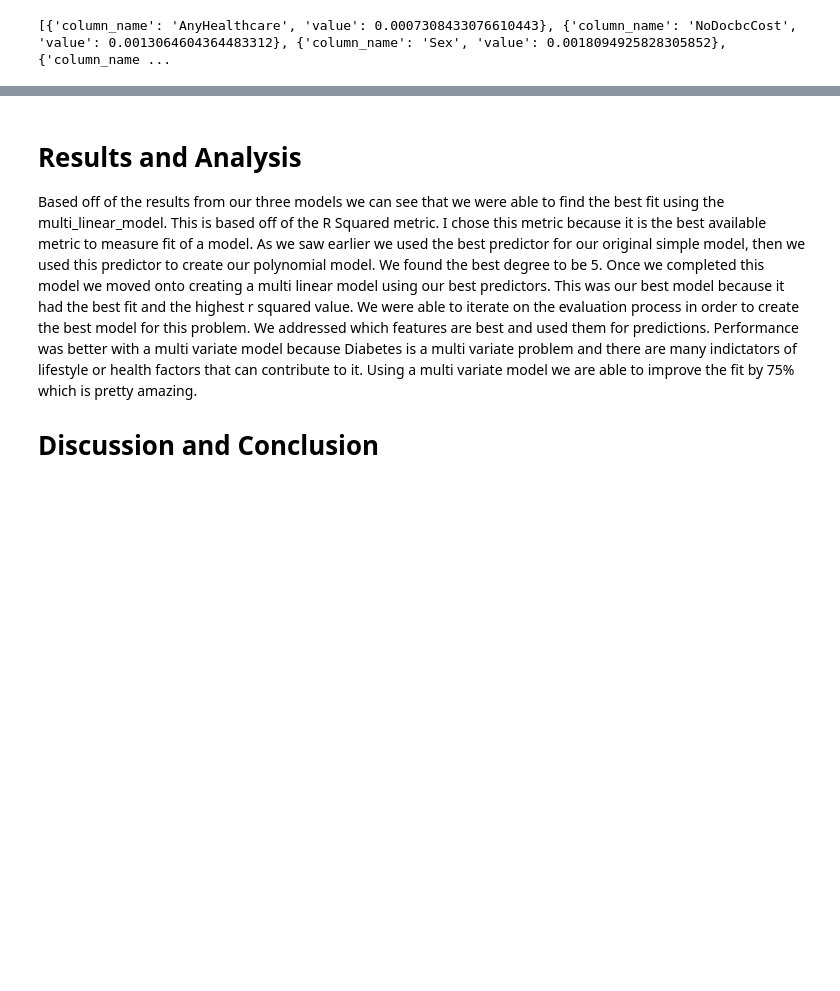
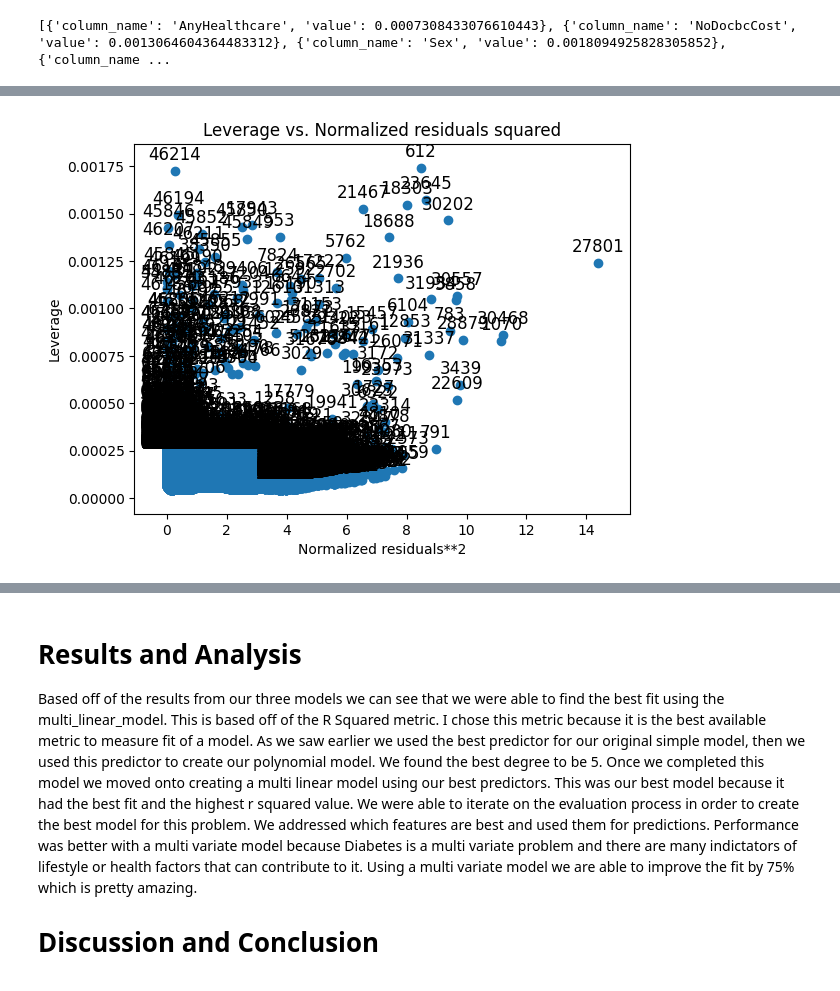
Before and after one commit to mandeldr/dtsa-5509-final-project, a Jupyter notebook: final-project.ipynb, the cells around one changed output, grey strips where cells are left out. Saved outputs shown, nothing was run; the diff lists cells and outputs as text; code cells hidden in the pictures; blank space fills up the shorter version.

```diff
--- a/final-project.ipynb
+++ b/final-project.ipynb
@@ -317,7 +347,9 @@ print(multi_linear_model.summary())
 # %%
 # Let's see if we can do even better by plotting the leverage vs. the square of the residual
 # And potentially removing any outliers in the data in order to improve the fit of our model
-sm.graphics.plot_leverage_resid2(model)
+sm.graphics.plot_leverage_resid2(multi_linear_model)
 plt.show()
+# %% [output]
+[figure, added]
 # %%
 # Based on the above we can remove 46214 and 27801
```
Also changed, not shown: parts of 5 cells of this notebook.
